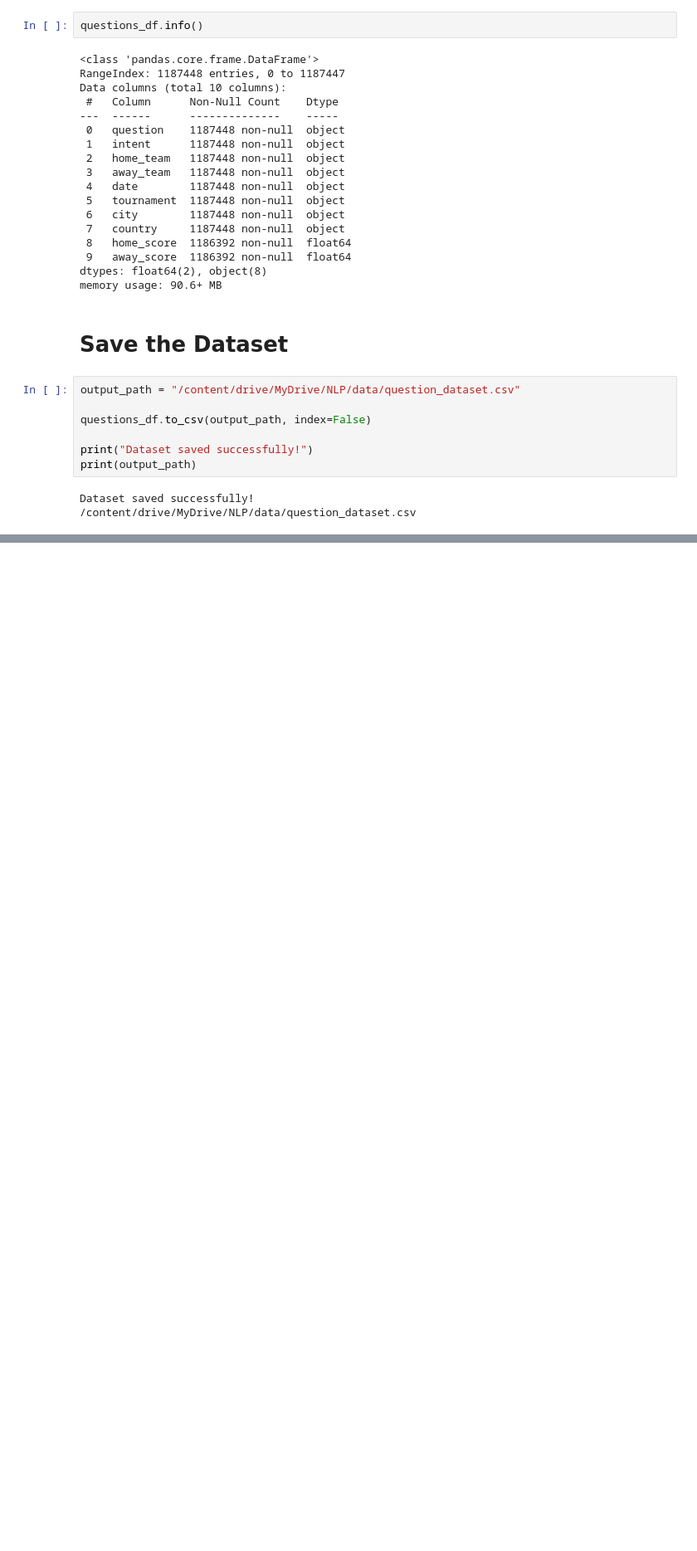
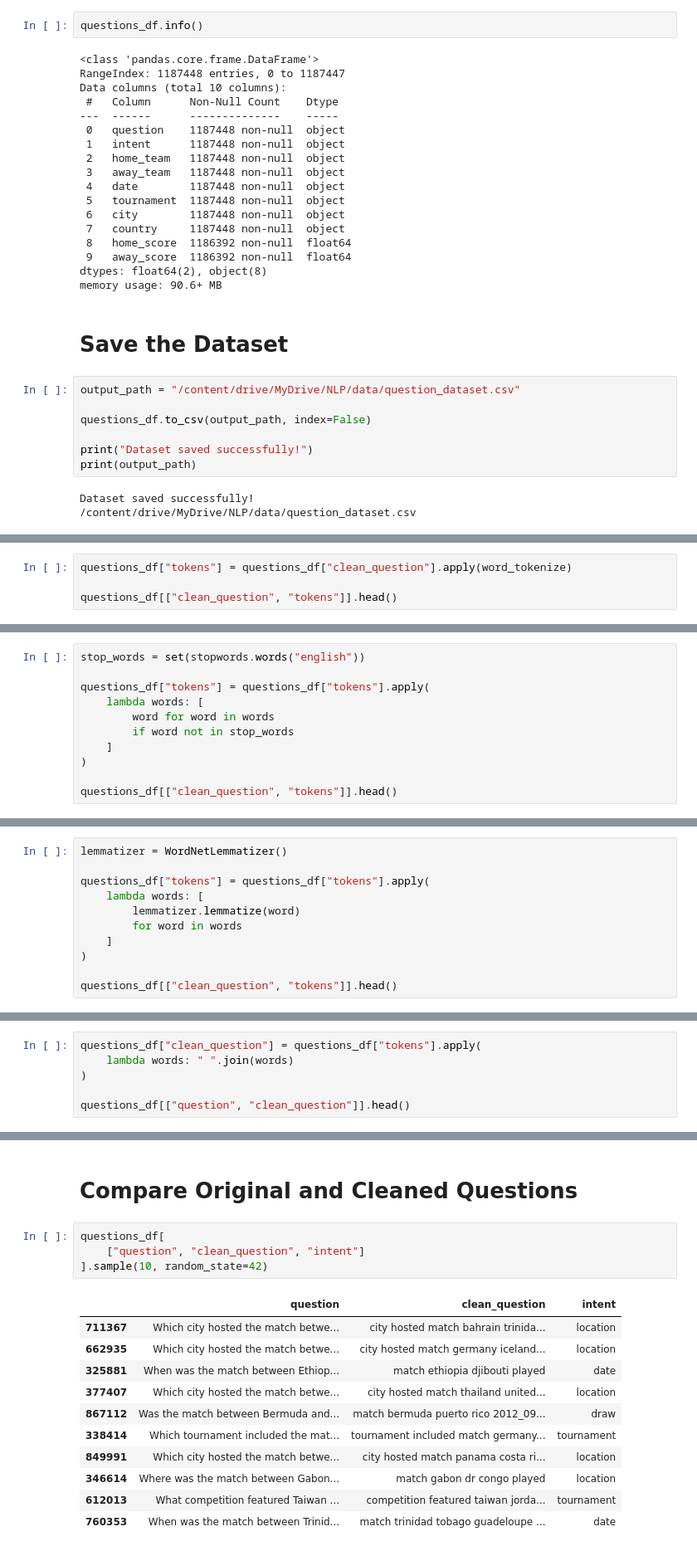
Before and after one commit to eshan14git/football-qa-nlp, a Jupyter notebook: notebooks/Disa_Football_NLQA_Project.ipynb, the cells around one changed output, grey strips where cells are left out. Shown at 83% size. Saved outputs shown, nothing was run; the diff lists cells and outputs as text; blank space fills up the shorter version.

```diff
--- a/notebooks/Disa_Football_NLQA_Project.ipynb
+++ b/notebooks/Disa_Football_NLQA_Project.ipynb
@@ -334,0 +488,4 @@ Dataset saved successfully!
+# %%
+questions_df["tokens"] = questions_df["clean_question"].apply(word_tokenize)
+
+questions_df[["clean_question", "tokens"]].head()
@@ -334,0 +501,11 @@ Dataset saved successfully!
+# %%
+stop_words = set(stopwords.words("english"))
+
+questions_df["tokens"] = questions_df["tokens"].apply(
+    lambda words: [
+        word for word in words
+        if word not in stop_words
+    ]
+)
+
+questions_df[["clean_question", "tokens"]].head()
@@ -334,0 +521,11 @@ Dataset saved successfully!
+# %%
+lemmatizer = WordNetLemmatizer()
+
+questions_df["tokens"] = questions_df["tokens"].apply(
+    lambda words: [
+        lemmatizer.lemmatize(word)
+        for word in words
+    ]
+)
+
+questions_df[["clean_question", "tokens"]].head()
@@ -334,0 +541,6 @@ Dataset saved successfully!
+# %%
+questions_df["clean_question"] = questions_df["tokens"].apply(
+    lambda words: " ".join(words)
+)
+
+questions_df[["question", "clean_question"]].head()
@@ -334,0 +554,18 @@ Dataset saved successfully!
+# %% [markdown]
+# Compare Original and Cleaned Questions
+# %%
+questions_df[
+    ["question", "clean_question", "intent"]
+].sample(10, random_state=42)
+# %% [output]
+|  | question | clean_question | intent |
+| 711367 | Which city hosted the match betwe... | city hosted match bahrain trinida... | location |
+| 662935 | Which city hosted the match betwe... | city hosted match germany iceland... | location |
+| 325881 | When was the match between Ethiop... | match ethiopia djibouti played | date |
+| 377407 | Which city hosted the match betwe... | city hosted match thailand united... | location |
+| 867112 | Was the match between Bermuda and... | match bermuda puerto rico 2012_09... | draw |
+| 338414 | Which tournament included the mat... | tournament included match germany... | tournament |
+| 849991 | Which city hosted the match betwe... | city hosted match panama costa ri... | location |
+| 346614 | Where was the match between Gabon... | match gabon dr congo played | location |
+| 612013 | What competition featured Taiwan ... | competition featured taiwan jorda... | tournament |
+| 760353 | When was the match between Trinid... | match trinidad tobago guadeloupe ... | date |
```
Also changed, not shown: parts of 34 cells of this notebook.
